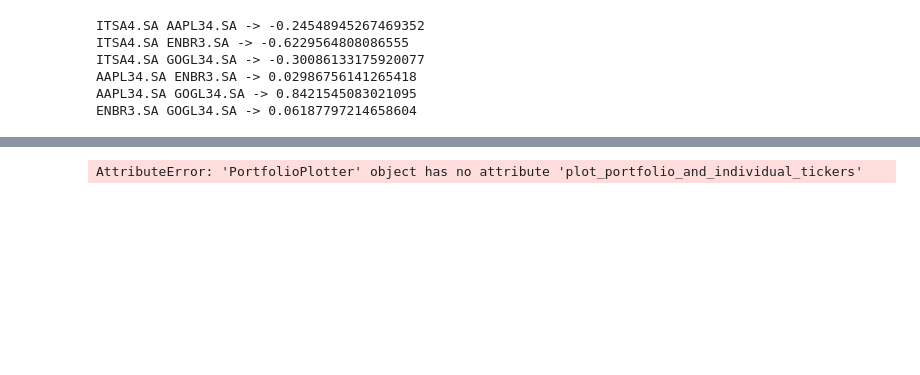
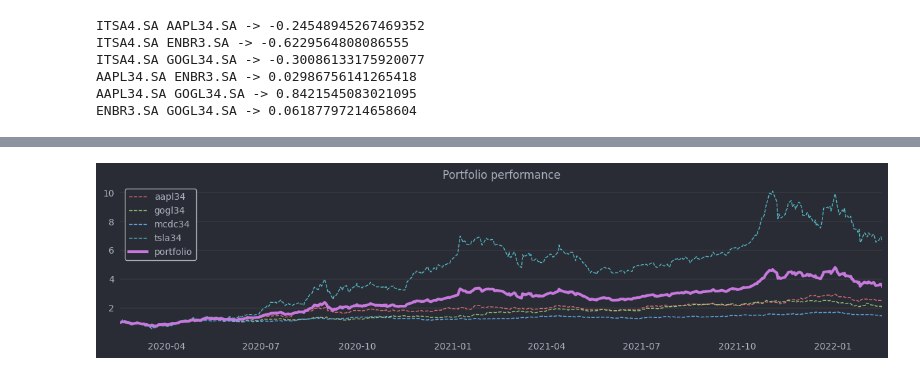
Before and after one commit to Giatroo/investiments, a Jupyter notebook: testing.ipynb, the cells around one changed output, grey strips where cells are left out. Saved outputs shown, nothing was run; the diff lists cells and outputs as text; code cells hidden in the pictures; blank space fills up the shorter version.

```diff
--- a/testing.ipynb
+++ b/testing.ipynb
@@ -91,8 +93,8 @@ p_plotter.plot_portfolio(period='3y')
 # %%
 from Portfolio import Portfolio
 port = Portfolio(['aapl34', 'gogl34', 'mcdc34', 'tsla34'],
                  [176.24, 94.39, 65.39, 148.00])
 p_plotter = PortfolioPlotter(port, plotter)
-p_plotter.plot_portfolio_and_individual_tickers(period='2y')
+p_plotter.plot_portfolio(period='2y')
 # %% [output]
-AttributeError: 'PortfolioPlotter' object has no attribute 'plot_portfolio_and_individual_tickers'
+[figure, added]
```
Also changed, not shown: parts of 7 cells of this notebook, 1 other file.
